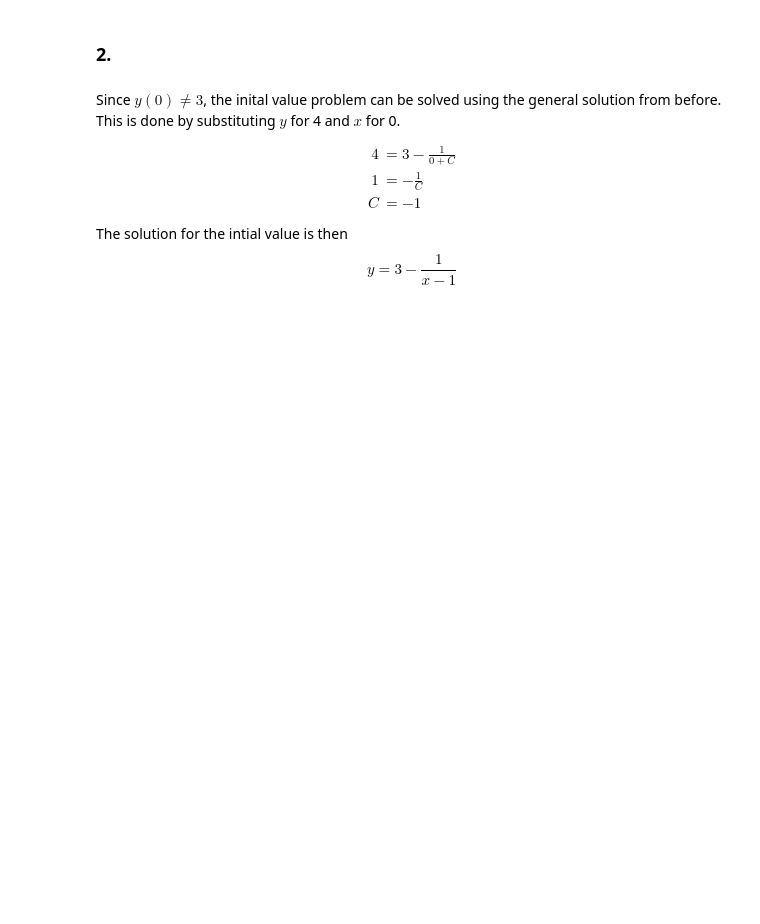
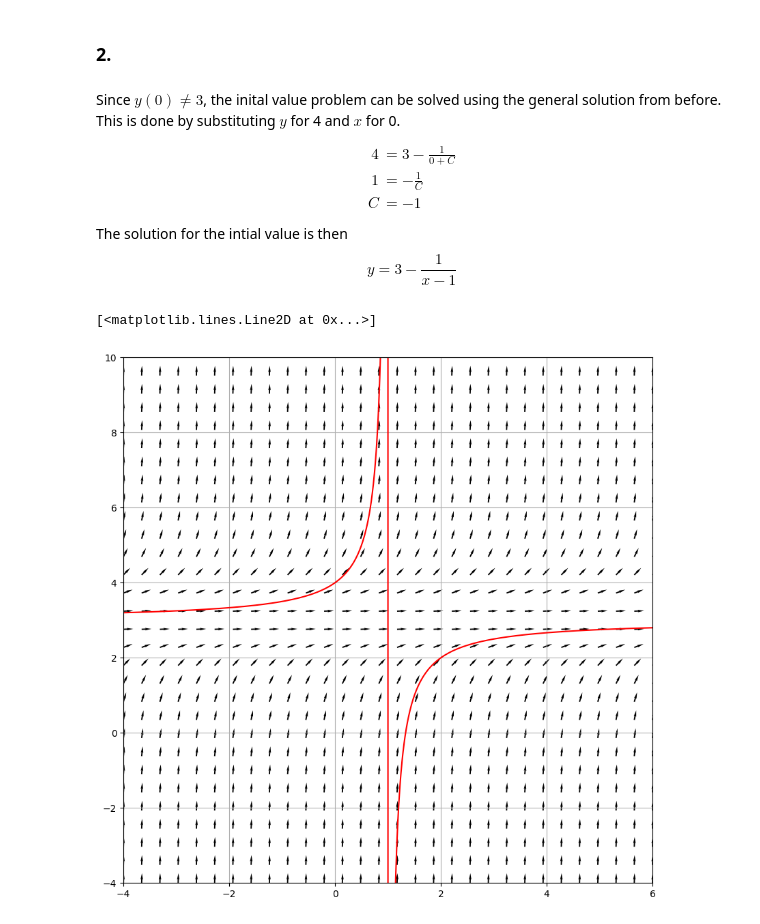
Before and after one commit to Khanrik/UniFolder, a Jupyter notebook: 3. Semester/Differentialligninger/Afleveringer/Assignment1.ipynb, the cells around one changed output. Cells and saved outputs as stored; diff of their text form; code cells hidden in the pictures; blank space fills up the shorter version.

```diff
--- a/3. Semester/Differentialligninger/Afleveringer/Assignment1.ipynb
+++ b/3. Semester/Differentialligninger/Afleveringer/Assignment1.ipynb
@@ -38,3 +41,41 @@ The solution for the intial value is then
 $$
 y = 3 - \frac{1}{x - 1}
 $$
+# %%
+#Define boundaries of x and y in the slope field plot
+minx = -4.
+maxx = 6.
+miny = -4.
+maxy = 10.
+
+#Define step n along each axis (resolution of slope field)
+xsteps = 30
+ysteps = 30
+
+#Create linspace from parameters
+xs = np.linspace(minx, maxx, xsteps)
+ys = np.linspace(miny, maxy, ysteps)
+
+#Create a meshgrid from the linspaces
+x, y = np.meshgrid(xs, ys)
+
+#Create and normalize direction vectors
+u = np.ones(x.shape)
+v = (y-3)**2
+norm = np.sqrt(u**2 + v**2)
+u /= norm
+v /= norm
+
+fig, ax = plt.subplots(1,1,figsize=(10,10))
+ax.quiver(x, y, u, v, angles='xy', headwidth=2)
+ax.set_xlim(minx, maxx)
+ax.set_ylim(miny, maxy)
+ax.grid()
+
+xs_new = np.linspace(minx, maxx, 1000)
+y_sol = 3 - 1/(xs_new-1)
+
+ax.plot(xs_new, y_sol, color='red')
+# %% [output]
+[<matplotlib.lines.Line2D at 0x...>]
+[figure, added]
```
Also changed, not shown: parts of 27 cells of this notebook, 1 other file.
